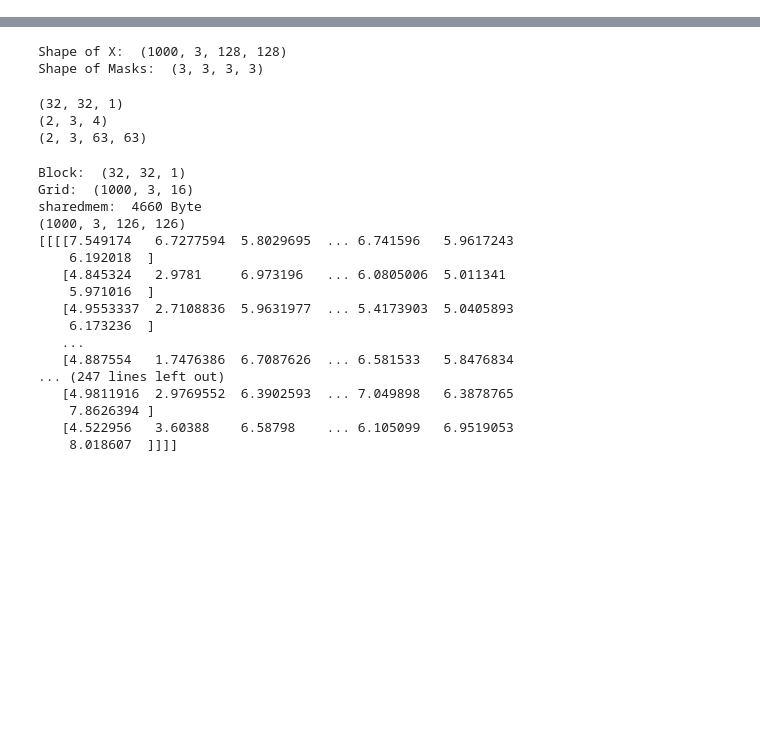
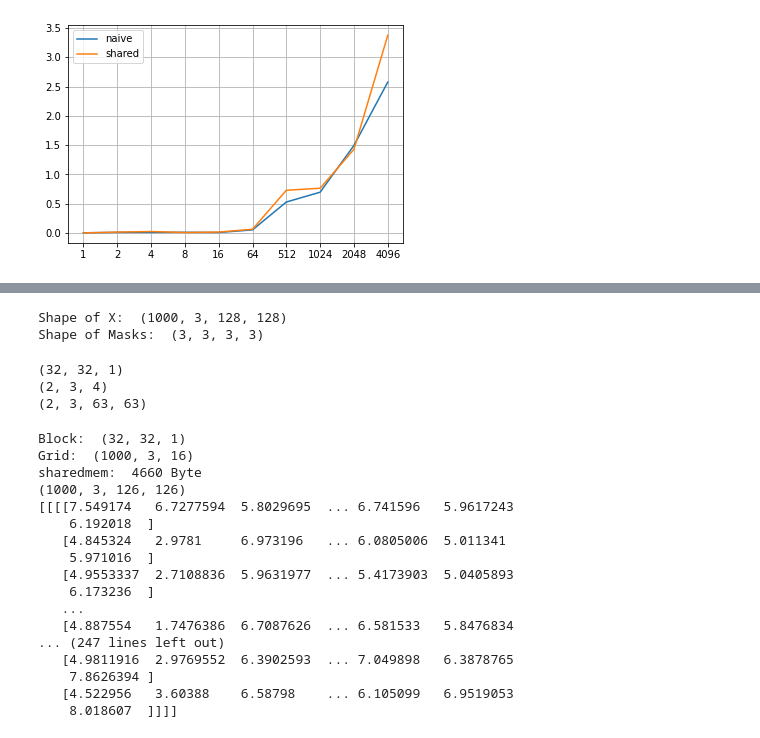
Before and after one commit to xs2445/CNN-PyCUDA-EECS4750-Project, a Jupyter notebook: utils/parallel/convlayer.ipynb, the cells around one changed output, grey strips where cells are left out. Drawn from its saved outputs; the diff is of its cells as text; code cells hidden in the pictures; blank space fills up the shorter version.

```diff
--- a/utils/parallel/convlayer.ipynb
+++ b/utils/parallel/convlayer.ipynb
@@ -7,0 +106,9 @@ from ConvLayerPara import ConvLayerP
+# %%
+plt.figure()
+plt.plot(t_naive, label='naive')
+plt.plot(t_shared, label='shared')
+plt.xticks(range(len(N_list)), N_list)
+plt.grid()
+plt.legend();
+# %% [output]
+[figure, added]
```
Also changed, not shown: parts of 9 cells of this notebook, 3 other files.
